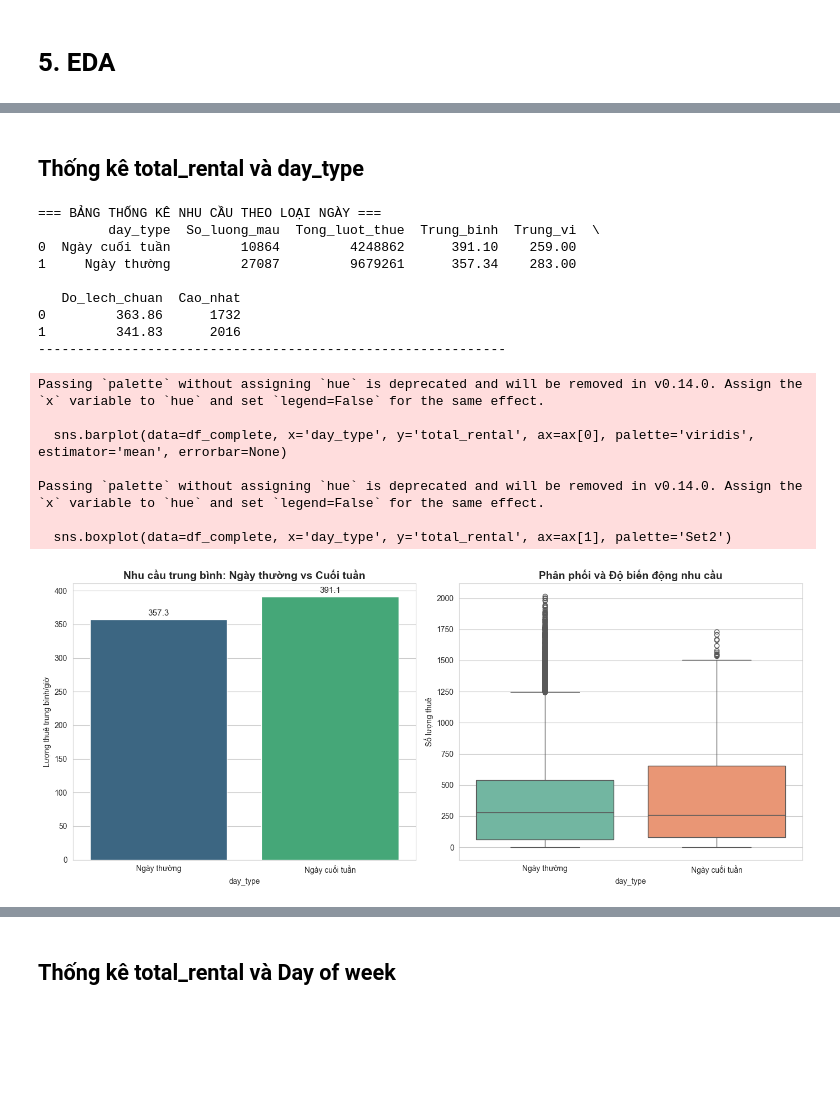
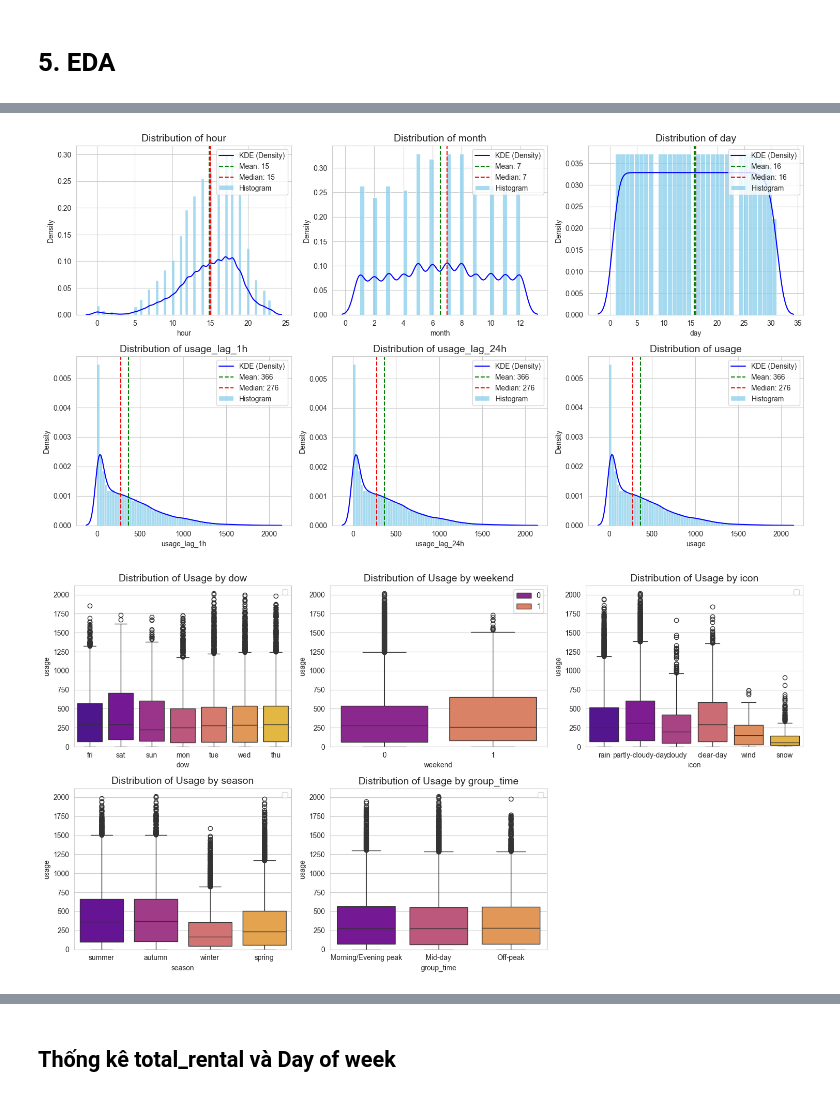
Before and after one commit to thanhhao1207-cell/bike-sharing-demand-forecast, a Jupyter notebook: notebook/experiment (1).ipynb, the cells around one changed output, grey strips where cells are left out. Saved outputs shown, nothing was run; the diff lists cells and outputs as text; code cells hidden in the pictures; blank space fills up the shorter version.

```diff
--- a/notebook/experiment (1).ipynb
+++ b/notebook/experiment (1).ipynb
@@ -241,66 +343,0 @@ df_complete.head()
-# %% [markdown]
-## Thống kê total_rental và day_type
-# %%
-import pandas as pd
-import seaborn as sns
-import matplotlib.pyplot as plt
-
-
-df_complete['total_rental'] = pd.to_numeric(df_complete['total_rental'], errors='coerce').fillna(0)
-df_complete['day_type'] = df_complete['day_type'].astype(str)
-
-# 2. TÍNH BẢNG THỐNG KÊ CHI TIẾT
-# Chúng ta sẽ xem: Tổng, Trung bình, Trung vị (Median), và Độ lệch chuẩn (Std)
-stats_day_type = df_complete.groupby('day_type')['total_rental'].agg(
-    So_luong_mau=('count'),
-    Tong_luot_thue=('sum'),
-    Trung_binh=('mean'),
-    Trung_vi=('median'),
-    Do_lech_chuan=('std'),
-    Cao_nhat=('max')
-).reset_index()
-
-# Sắp xếp theo trung bình để dễ so sánh
-stats_day_type = stats_day_type.sort_values(by='Trung_binh', ascending=False)
-
-print("=== BẢNG THỐNG KÊ NHU CẦU THEO LOẠI NGÀY ===")
-print(stats_day_type)
-print("-" * 60)
-
-# 3. VẼ BIỂU ĐỒ SO SÁNH (2 HÌNH)
-fig, ax = plt.subplots(1, 2, figsize=(14, 6))
-
-# Hình 1: Barplot (So sánh giá trị Trung bình)
-sns.barplot(data=df_complete, x='day_type', y='total_rental', ax=ax[0], palette='viridis', estimator='mean', errorbar=None)
-ax[0].set_title('Nhu cầu trung bình: Ngày thường vs Cuối tuần', fontsize=14, fontweight='bold')
-ax[0].set_ylabel('Lượng thuê trung bình/giờ')
-# Hiển thị số lên đầu cột
-for container in ax[0].containers:
-    ax[0].bar_label(container, fmt='%.1f', padding=3, fontsize=11)
-
-# Hình 2: Boxplot (So sánh Phân phối & Outlier)
-# Hình này quan trọng để xem ngày nào nhu cầu biến động mạnh hơn
-sns.boxplot(data=df_complete, x='day_type', y='total_rental', ax=ax[1], palette='Set2')
-ax[1].set_title('Phân phối và Độ biến động nhu cầu', fontsize=14, fontweight='bold')
-ax[1].set_ylabel('Số lượng thuê')
-
-plt.tight_layout()
-plt.show()
-# %% [output]
-=== BẢNG THỐNG KÊ NHU CẦU THEO LOẠI NGÀY ===
-         day_type  So_luong_mau  Tong_luot_thue  Trung_binh  Trung_vi  \
-0  Ngày cuối tuần         10864         4248862      391.10    259.00
-1     Ngày thường         27087         9679261      357.34    283.00
-
-   Do_lech_chuan  Cao_nhat
-0         363.86      1732
-1         341.83      2016
-------------------------------------------------------------
-Passing `palette` without assigning `hue` is deprecated and will be removed in v0.14.0. Assign the `x` variable to `hue` and set `legend=False` for the same effect.
-
-  sns.barplot(data=df_complete, x='day_type', y='total_rental', ax=ax[0], palette='viridis', estimator='mean', errorbar=None)
-
-Passing `palette` without assigning `hue` is deprecated and will be removed in v0.14.0. Assign the `x` variable to `hue` and set `legend=False` for the same effect.
-
-  sns.boxplot(data=df_complete, x='day_type', y='total_rental', ax=ax[1], palette='Set2')
-[figure, removed]
@@ -306,0 +429,13 @@ Passing `palette` without assigning `hue` is deprecated and will be removed in v
+# %%
+numeric = ["hour", "month", "day", "usage_lag_1h", "usage_lag_24h"]
+category = ["dow", "weekend", "icon", "season", "group_time"]
+tar = "usage"
+plotter = eda_plot(df, numeric, category, tar)
+# %%
+plotter.plot_distribution_histogram()
+# %% [output]
+[figure, added]
+# %%
+plotter.plot_categorical_boxplots()
+# %% [output]
+[figure, added]
```
Also changed, not shown: parts of 44 cells of this notebook.
